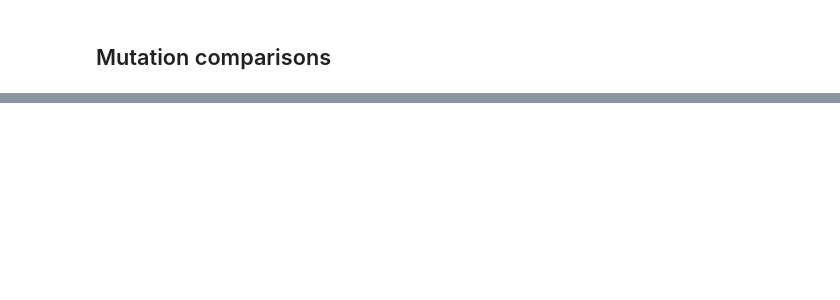
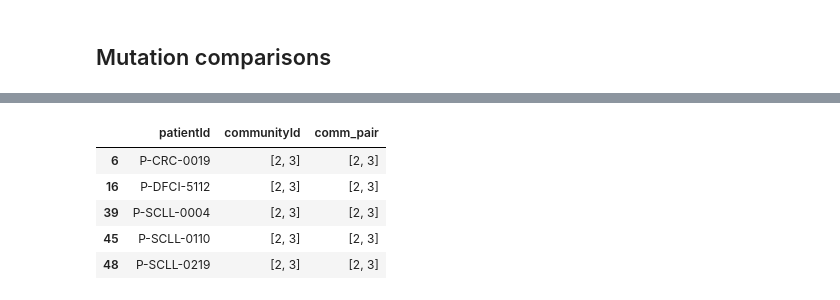
Before and after one commit to MahikaJaguste/msc-thesis, a Jupyter notebook: patient_community_project/analysis/overlapping_analysis.ipynb, the cells around one changed output, grey strips where cells are left out. Cells and saved outputs as stored; diff of their text form; code cells hidden in the pictures; blank space fills up the shorter version.

```diff
--- a/patient_community_project/analysis/overlapping_analysis.ipynb
+++ b/patient_community_project/analysis/overlapping_analysis.ipynb
@@ -527,0 +477,9 @@ Top 10 in overlap [2,3]: ['protein-coding', 'ncRNA', 'other']
+# %%
+overlap_pairs[overlap_pairs['comm_pair'] == '[2, 3]']
+# %% [output]
+|  | patientId | communityId | comm_pair |
+| 6 | P-CRC-0019 | [2, 3] | [2, 3] |
+| 16 | P-DFCI-5112 | [2, 3] | [2, 3] |
+| 39 | P-SCLL-0004 | [2, 3] | [2, 3] |
+| 45 | P-SCLL-0110 | [2, 3] | [2, 3] |
+| 48 | P-SCLL-0219 | [2, 3] | [2, 3] |
```
Also changed, not shown: parts of 12 cells of this notebook.
